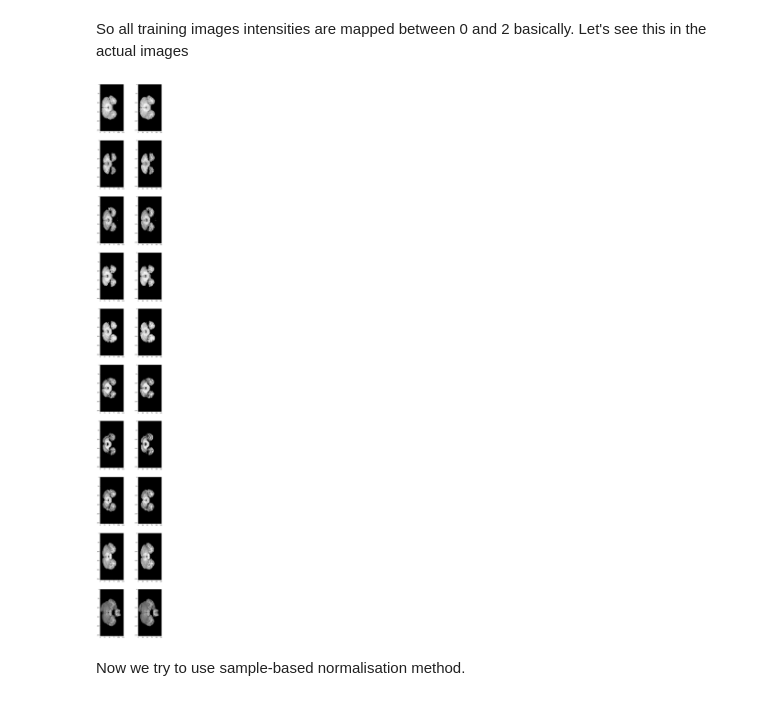
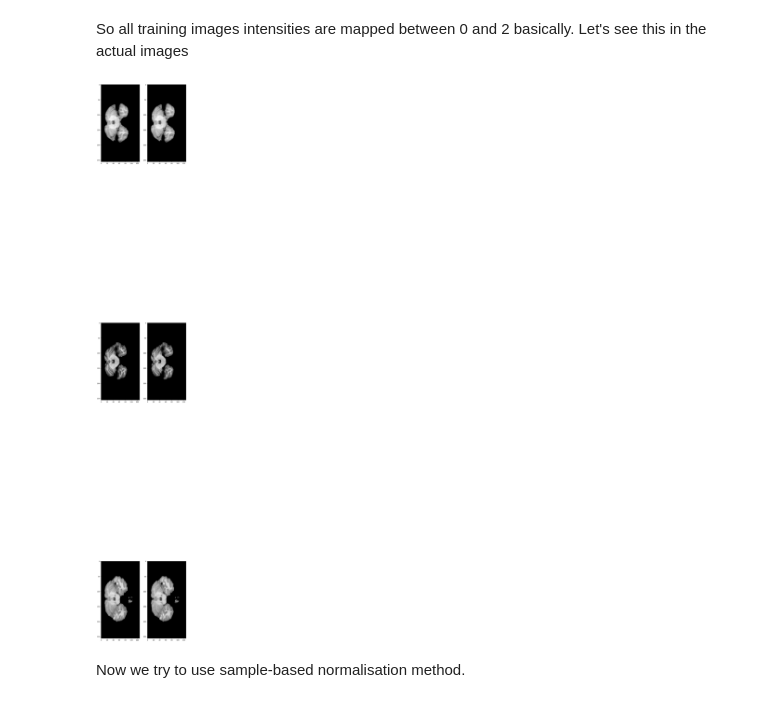
Before and after one commit to cansuyalcinn/brain-tissue-segmentation-challenge, a Jupyter notebook: notebooks/normalisation.ipynb, the cells around one changed output. Saved outputs shown, nothing was run; the diff lists cells and outputs as text; code cells hidden in the pictures.

```diff
--- a/notebooks/normalisation.ipynb
+++ b/notebooks/normalisation.ipynb
@@ -38,7 +39,7 @@ def bias_correct(inputImage):
 # %% [markdown]
 Let's check the library for the normalisation of the data.
 # %%
-im_data = ImageDataset(set_name='Training')
+im_data = ImageDataset(set_name='Validation')
 id = im_data.IDs[1] #get the first patient ID
 pat = patient(id, im_data) #define patient)
 # %% [markdown]
@@ -89,13 +90,13 @@ So all training images intensities are mapped between 0 and 2 basically. Let's s
 # %%
 #plot all images and normed images next ot each other
 cmap = 'gray'
 slice_num = 100
-fig, axs = plt.subplots(10, 2, figsize=(10, 80))
-for i in range(10):
+fig, axs = plt.subplots(im_data.len, 2, figsize=(10, 80))
+for i in range(im_data.len):
     axs[i, 0].imshow(images[i][:, :, slice_num], cmap=cmap)
     axs[i, 1].imshow(normed[i][:, :, slice_num], cmap=cmap)
 # %% [output]
-[figure, old version]
+[figure, new version]
 # %% [markdown]
 Now we try to use sample-based normalisation method.
 # %%
```
Also changed, not shown: parts of 7 cells of this notebook, 5 other files.
